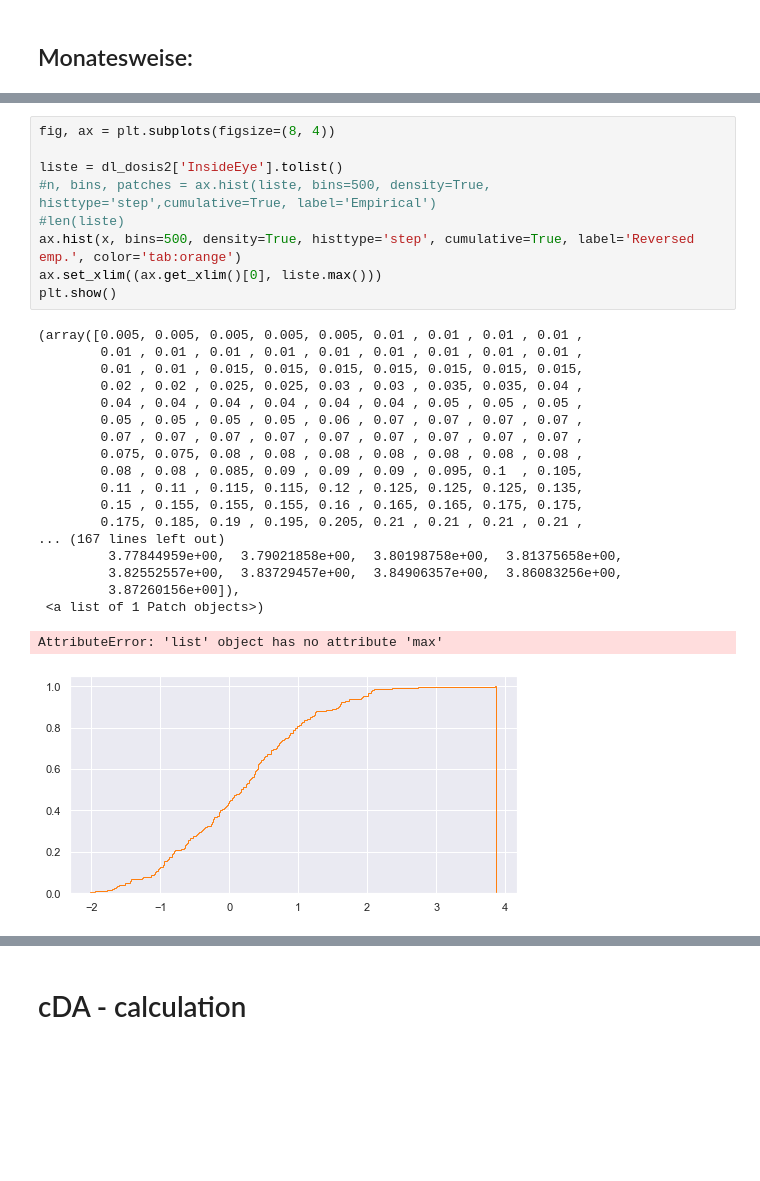
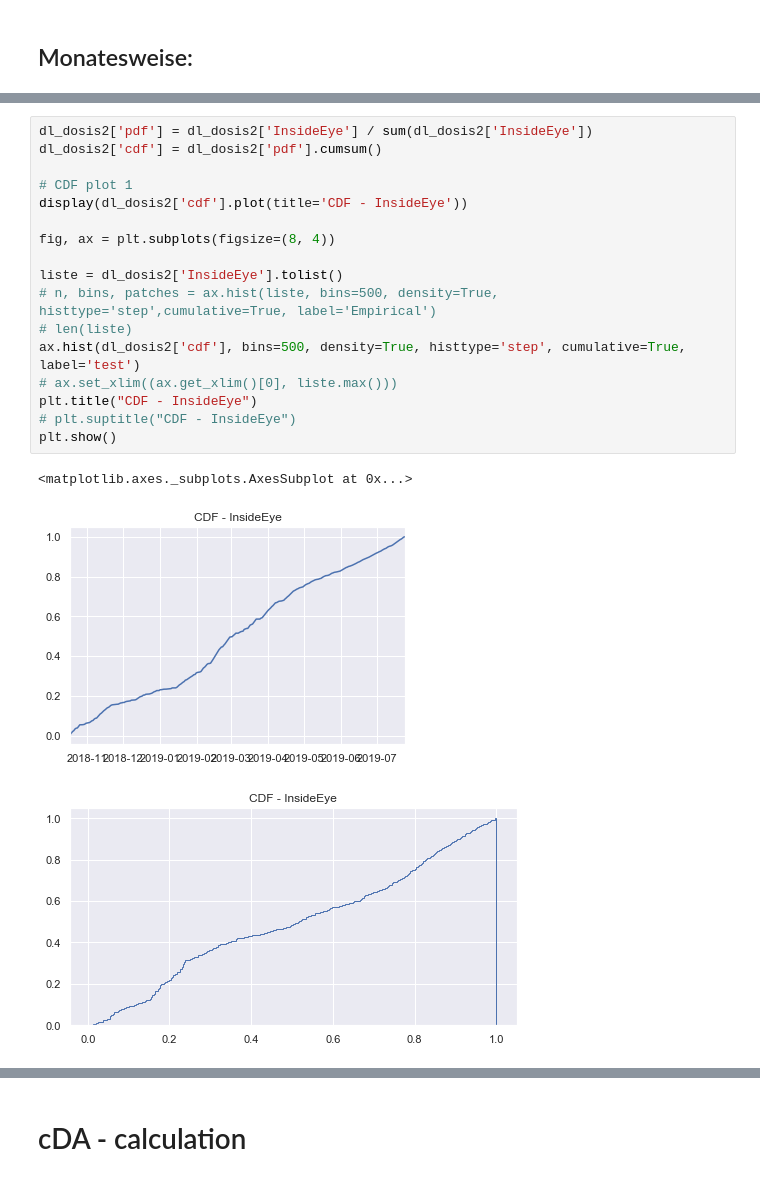
Before and after one commit to OliverZott/DataAnalysis_Almemo, a Jupyter notebook: Data_Almemo.ipynb, the cells around one changed output, grey strips where cells are left out. Drawn from its saved outputs; the diff is of its cells as text; blank space fills up the shorter version.

Commit message:
New cDA Plot

```diff
--- a/Data_Almemo.ipynb
+++ b/Data_Almemo.ipynb
@@ -594,29 +619,21 @@ dl_dosis.plot(y=['InsideEye'], kind='hist', grid=True, figsize=(15,10), title =
 # %%
+dl_dosis2['pdf'] = dl_dosis2['InsideEye'] / sum(dl_dosis2['InsideEye'])
+dl_dosis2['cdf'] = dl_dosis2['pdf'].cumsum()
+
+# CDF plot 1
+display(dl_dosis2['cdf'].plot(title='CDF - InsideEye'))
+
 fig, ax = plt.subplots(figsize=(8, 4))
 
 liste = dl_dosis2['InsideEye'].tolist()
-#n, bins, patches = ax.hist(liste, bins=500, density=True, histtype='step',cumulative=True, label='Empirical')
-#len(liste)
-ax.hist(x, bins=500, density=True, histtype='step', cumulative=True, label='Reversed emp.', color='tab:orange')
-ax.set_xlim((ax.get_xlim()[0], liste.max()))
+# n, bins, patches = ax.hist(liste, bins=500, density=True, histtype='step',cumulative=True, label='Empirical')
+# len(liste)
+ax.hist(dl_dosis2['cdf'], bins=500, density=True, histtype='step', cumulative=True, label='test')
+# ax.set_xlim((ax.get_xlim()[0], liste.max()))
+plt.title("CDF - InsideEye")
+# plt.suptitle("CDF - InsideEye")
 plt.show()
 # %% [output]
-(array([0.005, 0.005, 0.005, 0.005, 0.005, 0.01 , 0.01 , 0.01 , 0.01 ,
-        0.01 , 0.01 , 0.01 , 0.01 , 0.01 , 0.01 , 0.01 , 0.01 , 0.01 ,
-        0.01 , 0.01 , 0.015, 0.015, 0.015, 0.015, 0.015, 0.015, 0.015,
-        0.02 , 0.02 , 0.025, 0.025, 0.03 , 0.03 , 0.035, 0.035, 0.04 ,
-        0.04 , 0.04 , 0.04 , 0.04 , 0.04 , 0.04 , 0.05 , 0.05 , 0.05 ,
-        0.05 , 0.05 , 0.05 , 0.05 , 0.06 , 0.07 , 0.07 , 0.07 , 0.07 ,
-        0.07 , 0.07 , 0.07 , 0.07 , 0.07 , 0.07 , 0.07 , 0.07 , 0.07 ,
-        0.075, 0.075, 0.08 , 0.08 , 0.08 , 0.08 , 0.08 , 0.08 , 0.08 ,
-        0.08 , 0.08 , 0.085, 0.09 , 0.09 , 0.09 , 0.095, 0.1  , 0.105,
-        0.11 , 0.11 , 0.115, 0.115, 0.12 , 0.125, 0.125, 0.125, 0.135,
-        0.15 , 0.155, 0.155, 0.155, 0.16 , 0.165, 0.165, 0.175, 0.175,
-        0.175, 0.185, 0.19 , 0.195, 0.205, 0.21 , 0.21 , 0.21 , 0.21 ,
-... (167 lines left out)
-         3.77844959e+00,  3.79021858e+00,  3.80198758e+00,  3.81375658e+00,
-         3.82552557e+00,  3.83729457e+00,  3.84906357e+00,  3.86083256e+00,
-         3.87260156e+00]),
- <a list of 1 Patch objects>)
+<matplotlib.axes._subplots.AxesSubplot at 0x...>
-AttributeError: 'list' object has no attribute 'max'
-[figure, old version]
+[figure, new version]
+[figure, added]
```
Also changed, not shown: parts of 26 cells of this notebook.
